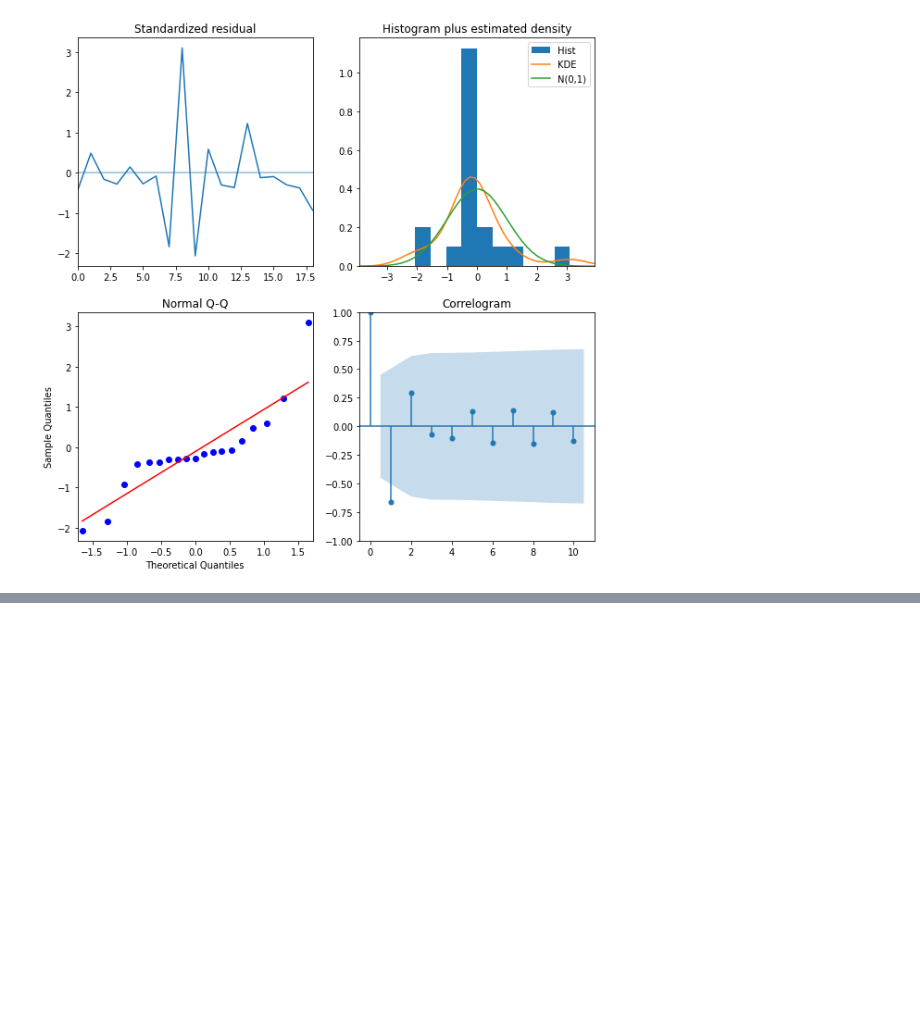
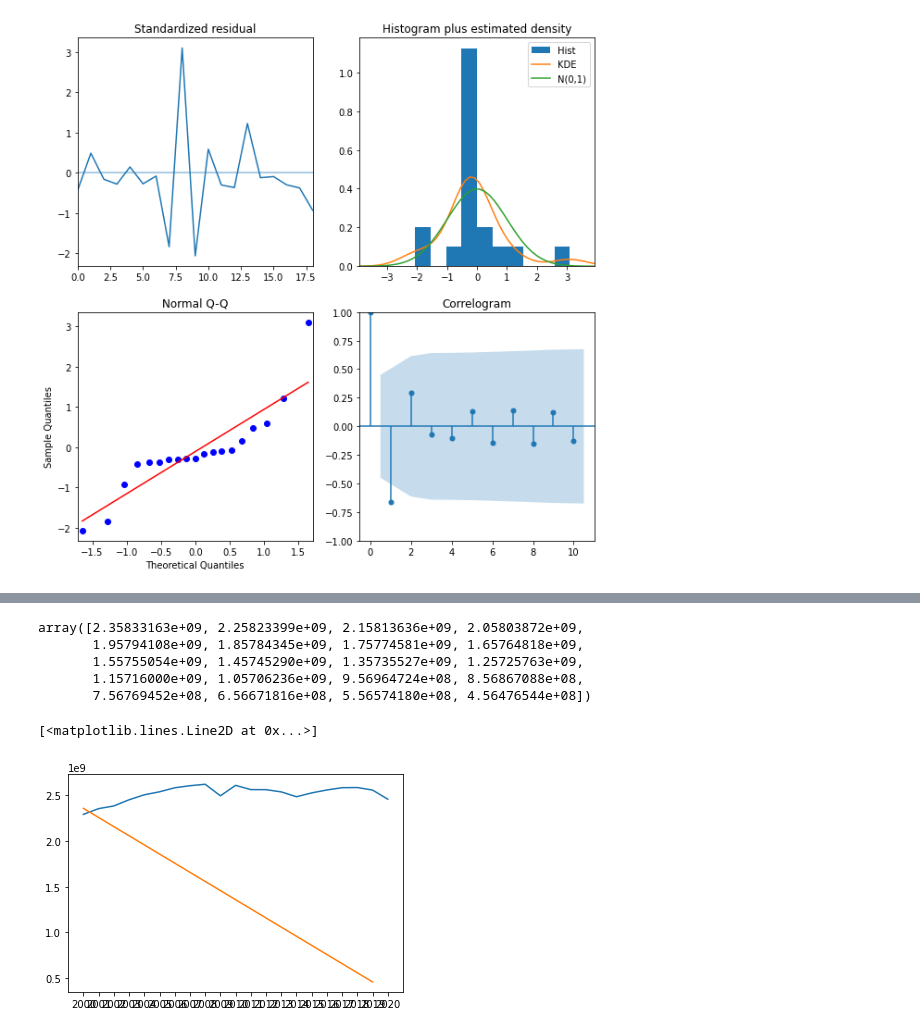
Before and after one commit to SinanSeyhan/green-electricity-project, a Jupyter notebook: notebooks/Model_sinan.ipynb, the cells around one changed output, grey strips where cells are left out. Saved outputs shown, nothing was run; the diff lists cells and outputs as text; code cells hidden in the pictures; blank space fills up the shorter version.

```diff
--- a/notebooks/Model_sinan.ipynb
+++ b/notebooks/Model_sinan.ipynb
@@ -224,0 +246,15 @@ sarimax.fit()
+# %%
+pred = sarimax.predict(n_periods=20)
+pred
+# %% [output]
+array([2.35833163e+09, 2.25823399e+09, 2.15813636e+09, 2.05803872e+09,
+       1.95794108e+09, 1.85784345e+09, 1.75774581e+09, 1.65764818e+09,
+       1.55755054e+09, 1.45745290e+09, 1.35735527e+09, 1.25725763e+09,
+       1.15716000e+09, 1.05706236e+09, 9.56964724e+08, 8.56867088e+08,
+       7.56769452e+08, 6.56671816e+08, 5.56574180e+08, 4.56476544e+08])
+# %%
+plt.plot(df2[['value']])
+plt.plot(pred)
+# %% [output]
+[<matplotlib.lines.Line2D at 0x...>]
+[figure, added]
```
Also changed, not shown: parts of 22 cells of this notebook, 2 other files.
